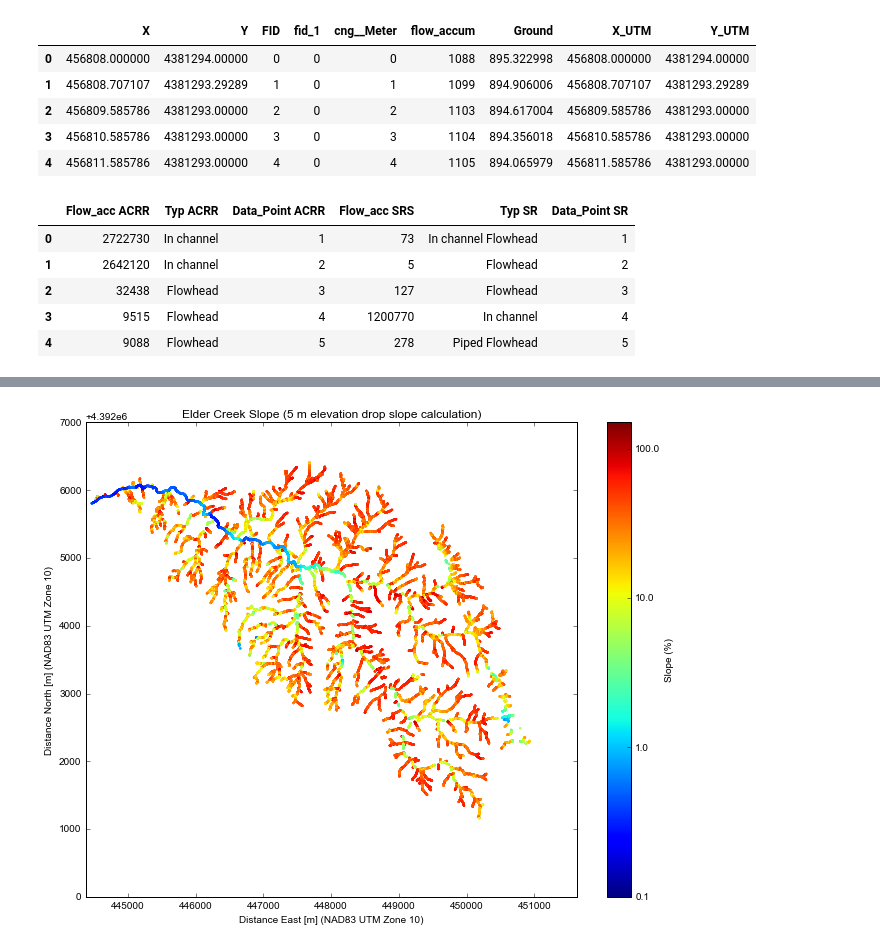
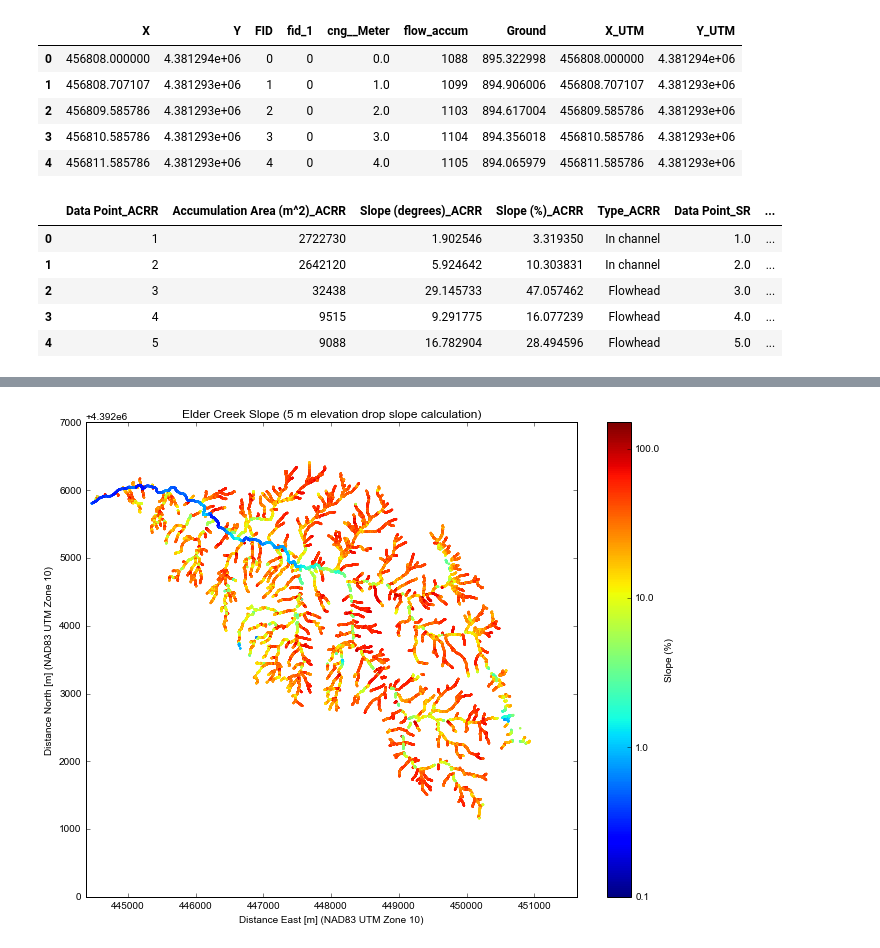
Before and after one commit to jessehahm/SlopeAreaAnalysis, a Jupyter notebook: Slope-Area from Nodes.ipynb, the cells around one changed output, grey strips where cells are left out. Saved outputs shown, nothing was run; the diff lists cells and outputs as text; code cells hidden in the pictures.

```diff
--- a/Slope-Area from Nodes.ipynb
+++ b/Slope-Area from Nodes.ipynb
@@ -15,7 +15,7 @@ import matplotlib.ticker
 import matplotlib.cm as cm
 import matplotlib.colors as colors
 # %%
-dry = pd.read_csv('data\\Dry.csv')
+dry = pd.read_csv('data\\Dry_Densified_Nodes_Dec9.csv')
 fox = pd.read_csv('data\\Fox.csv')
 elder = pd.read_csv('data\\Elder_Nodes_6180.csv')
 hank = pd.read_csv('data\\Hank_Nodes_Best_Dec_7.csv')
@@ -23,21 +23,21 @@ hank = pd.read_csv('data\\Hank_Nodes_Best_Dec_7.csv')
 hank.head()
 # %% [output]
 |  | X | Y | FID | fid_1 | cng__Meter | flow_accum | Ground | X_UTM | Y_UTM |
-| 0 | 456808.000000 | 4381294.00000 | 0 | 0 | 0 | 1088 | 895.322998 | 456808.000000 | 4381294.00000 |
-| 1 | 456808.707107 | 4381293.29289 | 1 | 0 | 1 | 1099 | 894.906006 | 456808.707107 | 4381293.29289 |
-| 2 | 456809.585786 | 4381293.00000 | 2 | 0 | 2 | 1103 | 894.617004 | 456809.585786 | 4381293.00000 |
-| 3 | 456810.585786 | 4381293.00000 | 3 | 0 | 3 | 1104 | 894.356018 | 456810.585786 | 4381293.00000 |
-| 4 | 456811.585786 | 4381293.00000 | 4 | 0 | 4 | 1105 | 894.065979 | 456811.585786 | 4381293.00000 |
+| 0 | 456808.000000 | 4.381294e+06 | 0 | 0 | 0.0 | 1088 | 895.322998 | 456808.000000 | 4.381294e+06 |
+| 1 | 456808.707107 | 4.381293e+06 | 1 | 0 | 1.0 | 1099 | 894.906006 | 456808.707107 | 4.381293e+06 |
+| 2 | 456809.585786 | 4.381293e+06 | 2 | 0 | 2.0 | 1103 | 894.617004 | 456809.585786 | 4.381293e+06 |
+| 3 | 456810.585786 | 4.381293e+06 | 3 | 0 | 3.0 | 1104 | 894.356018 | 456810.585786 | 4.381293e+06 |
+| 4 | 456811.585786 | 4.381293e+06 | 4 | 0 | 4.0 | 1105 | 894.065979 | 456811.585786 | 4.381293e+06 |
 # %%
-flowSources = pd.read_csv('data\\FlowheadAccumulationAreas.csv')
+flowSources = pd.read_csv('data\\flowheads_12_8_1.csv')
 flowSources.head()
 # %% [output]
-|  | Flow_acc ACRR | Typ ACRR | Data_Point ACRR | Flow_acc SRS | Typ SR | Data_Point SR |
-| 0 | 2722730 | In channel | 1 | 73 | In channel Flowhead | 1 |
-| 1 | 2642120 | In channel | 2 | 5 | Flowhead | 2 |
-| 2 | 32438 | Flowhead | 3 | 127 | Flowhead | 3 |
-| 3 | 9515 | Flowhead | 4 | 1200770 | In channel | 4 |
-| 4 | 9088 | Flowhead | 5 | 278 | Piped Flowhead | 5 |
+|  | Data Point_ACRR | Accumulation Area (m^2)_ACRR | Slope (degrees)_ACRR | Slope (%)_ACRR | Type_ACRR | Data Point_SR | ... |
+| 0 | 1 | 2722730 | 1.902546 | 3.319350 | In channel | 1.0 | ... |
+| 1 | 2 | 2642120 | 5.924642 | 10.303831 | In channel | 2.0 | ... |
+| 2 | 3 | 32438 | 29.145733 | 47.057462 | Flowhead | 3.0 | ... |
+| 3 | 4 | 9515 | 9.291775 | 16.077239 | Flowhead | 4.0 | ... |
+| 4 | 5 | 9088 | 16.782904 | 28.494596 | Flowhead | 5.0 | ... |
 # %%
 elder['fid_1'] = np.where((elder['ANGELO_FLO'] > 5171000),
                           9999999999,
```
Also changed, not shown: parts of 15 cells of this notebook, 9 other files.
